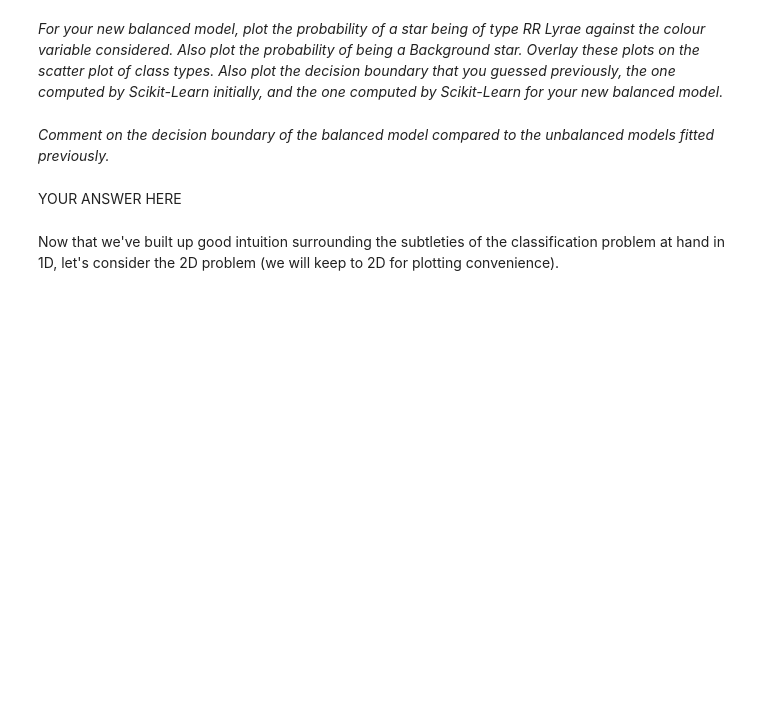
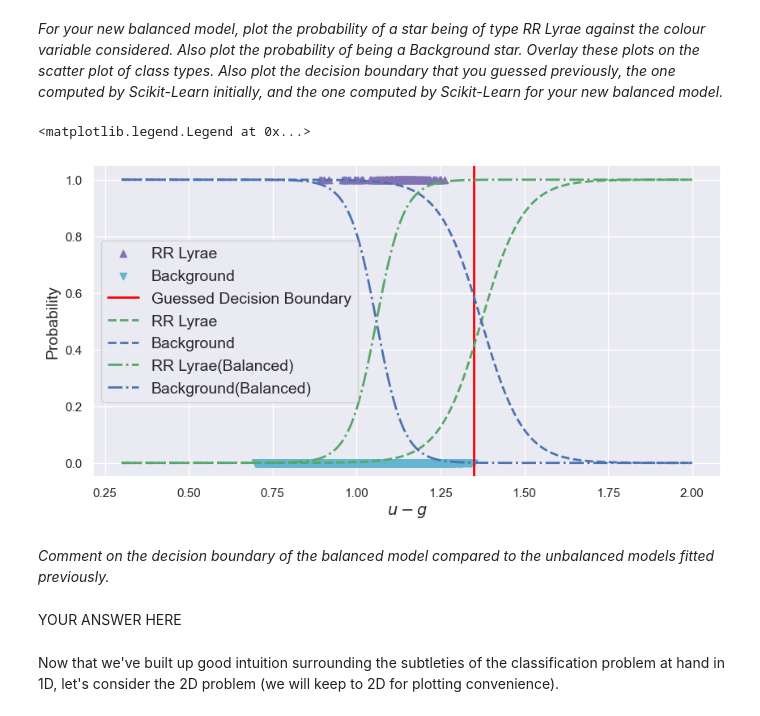
Before and after one commit to YRYoung/ML-with-Big-Data, a Jupyter notebook: spce0038_coursework_RunyangYou.ipynb, the cells around one changed output. Saved outputs shown, nothing was run; the diff lists cells and outputs as text; code cells hidden in the pictures; blank space fills up the shorter version.

```diff
--- a/spce0038_coursework_RunyangYou.ipynb
+++ b/spce0038_coursework_RunyangYou.ipynb
@@ -852,2 +883,4 @@ raise NotImplementedError()
+# %%
+clf_balanced = LogisticRegression(class_weight='balanced').fit(X_train_1d, y_train)
 # %%
 check_var_defined('clf_balanced')
@@ -870,2 +904,4 @@ raise NotImplementedError()
+# %%
+y_1d_proba_balanced = clf_balanced.predict_proba(X_1d_new)
 # %%
 check_var_defined('y_1d_proba_balanced')
@@ -878,3 +912,19 @@ raise NotImplementedError()
+# %%
+plot_scatter()
+plt.axvline(decision_boundary_guess, color='red', linestyle="-", lw=2, label='Guessed Decision Boundary')
+plt.plot(X_1d_new, y_1d_proba[:, 1], "g--", linewidth=2, label='RR Lyrae')
+plt.plot(X_1d_new, y_1d_proba[:, 0], "b--", linewidth=2, label="Background")
+
+plt.plot(X_1d_new, y_1d_proba_balanced[:, 1], "g-.", linewidth=2, label='RR Lyrae(Balanced)')
+plt.plot(X_1d_new, y_1d_proba_balanced[:, 0], "b-.", linewidth=2, label="Background(Balanced)")
+
+plt.xlabel('$' + col + '$', fontsize=14)
+plt.ylabel("Probability", fontsize=14)
+
+plt.legend(loc="center left", fontsize=14)
+# %% [output]
+<matplotlib.legend.Legend at 0x...>
+[figure, added]
 # %% [markdown]
 *Comment on the decision boundary of the balanced model compared to the unbalanced models fitted previously.*
 # %% [markdown]
```
Also changed, not shown: parts of 50 cells of this notebook.
